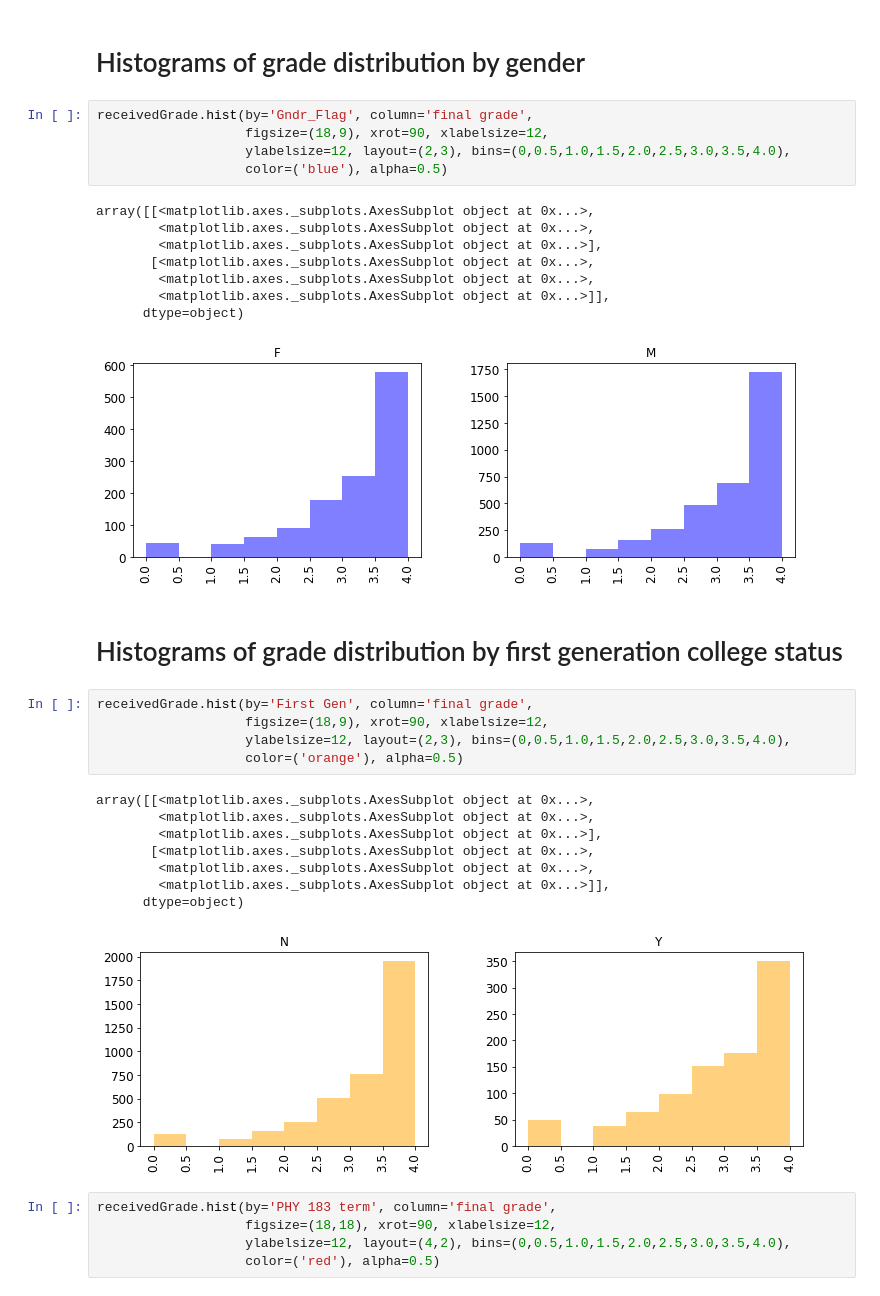
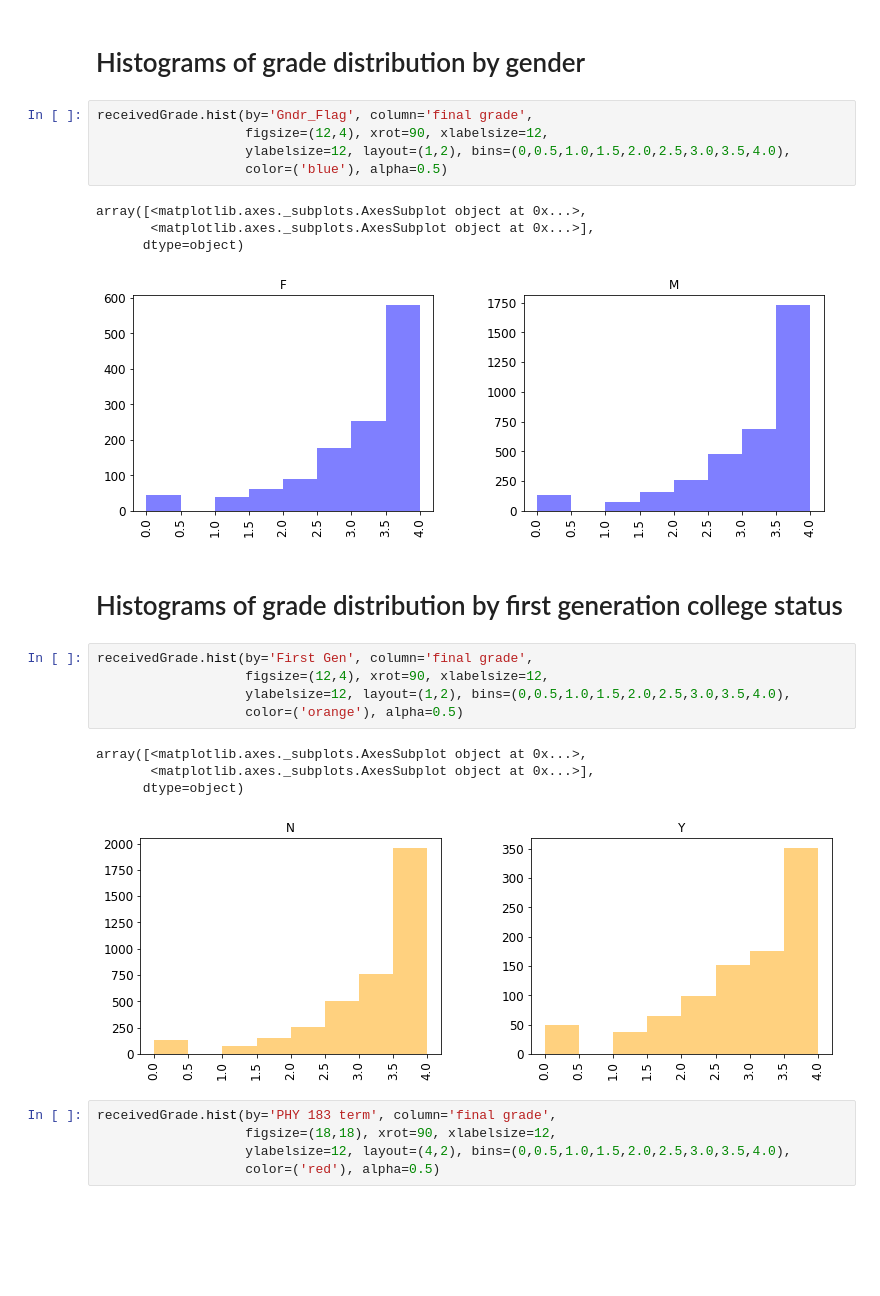
Before and after one commit to anair3007/gradeComparison, a Jupyter notebook: gradeComparison.ipynb, the cells around one changed output. Saved outputs shown, nothing was run; the diff lists cells and outputs as text; blank space fills up the shorter version.

```diff
--- a/gradeComparison.ipynb
+++ b/gradeComparison.ipynb
@@ -202,34 +202,26 @@ array([[<matplotlib.axes._subplots.AxesSubplot object at 0x...>,
 # Histograms of grade distribution by gender
 # %%
 receivedGrade.hist(by='Gndr_Flag', column='final grade',
-                   figsize=(18,9), xrot=90, xlabelsize=12,
-                   ylabelsize=12, layout=(2,3), bins=(0,0.5,1.0,1.5,2.0,2.5,3.0,3.5,4.0),
+                   figsize=(12,4), xrot=90, xlabelsize=12,
+                   ylabelsize=12, layout=(1,2), bins=(0,0.5,1.0,1.5,2.0,2.5,3.0,3.5,4.0),
                    color=('blue'), alpha=0.5)
 # %% [output]
-array([[<matplotlib.axes._subplots.AxesSubplot object at 0x...>,
-        <matplotlib.axes._subplots.AxesSubplot object at 0x...>,
-        <matplotlib.axes._subplots.AxesSubplot object at 0x...>],
-       [<matplotlib.axes._subplots.AxesSubplot object at 0x...>,
-        <matplotlib.axes._subplots.AxesSubplot object at 0x...>,
-        <matplotlib.axes._subplots.AxesSubplot object at 0x...>]],
+array([<matplotlib.axes._subplots.AxesSubplot object at 0x...>,
+       <matplotlib.axes._subplots.AxesSubplot object at 0x...>],
       dtype=object)
-[figure, old version]
+[figure, new version]
 # %% [markdown]
 # Histograms of grade distribution by first generation college status
 # %%
 receivedGrade.hist(by='First Gen', column='final grade',
-                   figsize=(18,9), xrot=90, xlabelsize=12,
-                   ylabelsize=12, layout=(2,3), bins=(0,0.5,1.0,1.5,2.0,2.5,3.0,3.5,4.0),
+                   figsize=(12,4), xrot=90, xlabelsize=12,
+                   ylabelsize=12, layout=(1,2), bins=(0,0.5,1.0,1.5,2.0,2.5,3.0,3.5,4.0),
                    color=('orange'), alpha=0.5)
 # %% [output]
-array([[<matplotlib.axes._subplots.AxesSubplot object at 0x...>,
-        <matplotlib.axes._subplots.AxesSubplot object at 0x...>,
-        <matplotlib.axes._subplots.AxesSubplot object at 0x...>],
-       [<matplotlib.axes._subplots.AxesSubplot object at 0x...>,
-        <matplotlib.axes._subplots.AxesSubplot object at 0x...>,
-        <matplotlib.axes._subplots.AxesSubplot object at 0x...>]],
+array([<matplotlib.axes._subplots.AxesSubplot object at 0x...>,
+       <matplotlib.axes._subplots.AxesSubplot object at 0x...>],
       dtype=object)
-[figure, old version]
+[figure, new version]
 # %%
 receivedGrade.hist(by='PHY 183 term', column='final grade',
                    figsize=(18,18), xrot=90, xlabelsize=12,
```
Also changed, not shown: parts of 1 cell of this notebook.
